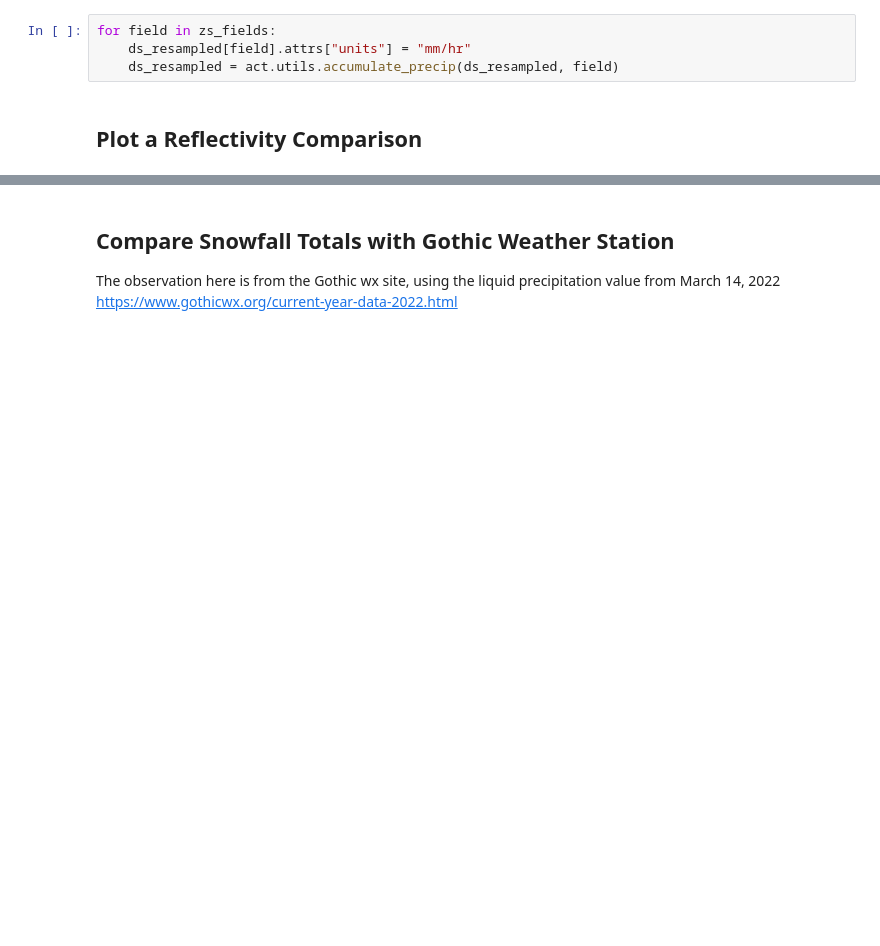
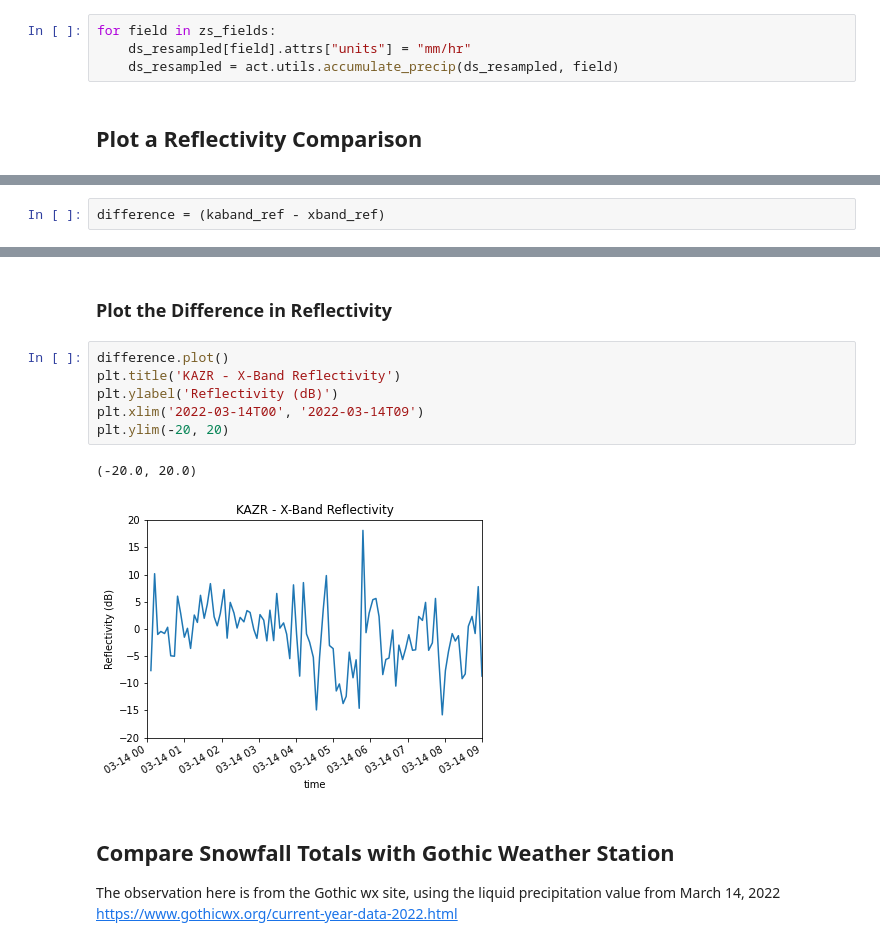
Before and after one commit to mgrover1/sail-xprecip-radar, a Jupyter notebook: notebooks/radar-precip/compare-with-kazr.ipynb, the cells around one changed output, grey strips where cells are left out. Cells and saved outputs as stored; diff of their text form; blank space fills up the shorter version.

```diff
--- a/notebooks/radar-precip/compare-with-kazr.ipynb
+++ b/notebooks/radar-precip/compare-with-kazr.ipynb
@@ -129,0 +133,2 @@ for field in zs_fields:
+# %%
+difference = (kaband_ref - xband_ref)
@@ -138,3 +146,14 @@ plt.savefig("kazr_xband_ref.png", dpi=300)
+# %% [markdown]
+### Plot the Difference in Reflectivity
+# %%
+difference.plot()
+plt.title('KAZR - X-Band Reflectivity')
+plt.ylabel('Reflectivity (dB)')
+plt.xlim('2022-03-14T00', '2022-03-14T09')
+plt.ylim(-20, 20)
+# %% [output]
+(-20.0, 20.0)
+[figure, added]
 # %% [markdown]
 ## Compare Snowfall Totals with Gothic Weather Station
 The observation here is from the Gothic wx site, using the liquid precipitation value from March 14, 2022 https://www.gothicwx.org/current-year-data-2022.html
```
Also changed, not shown: parts of 4 cells of this notebook.
